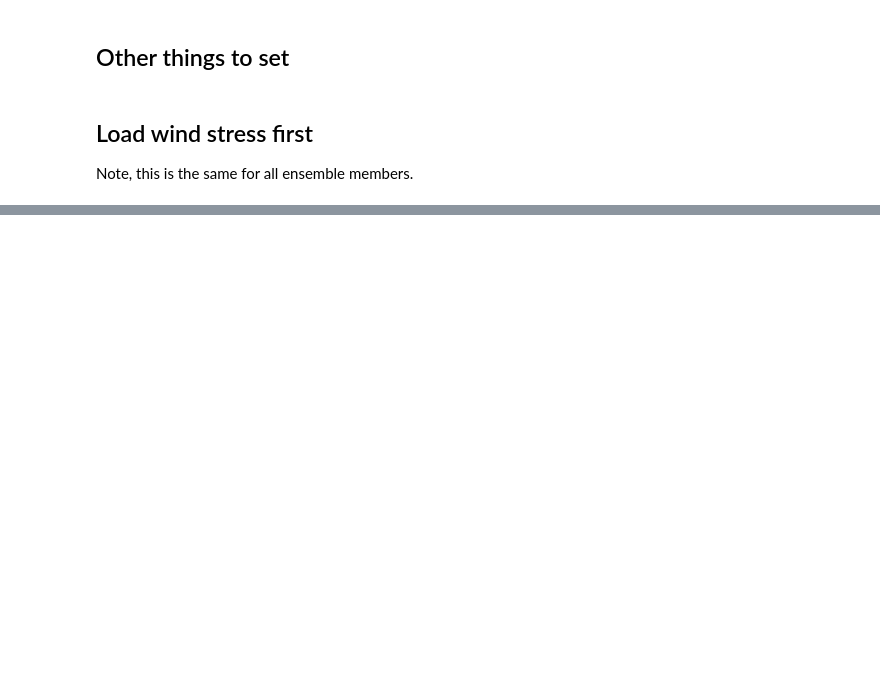
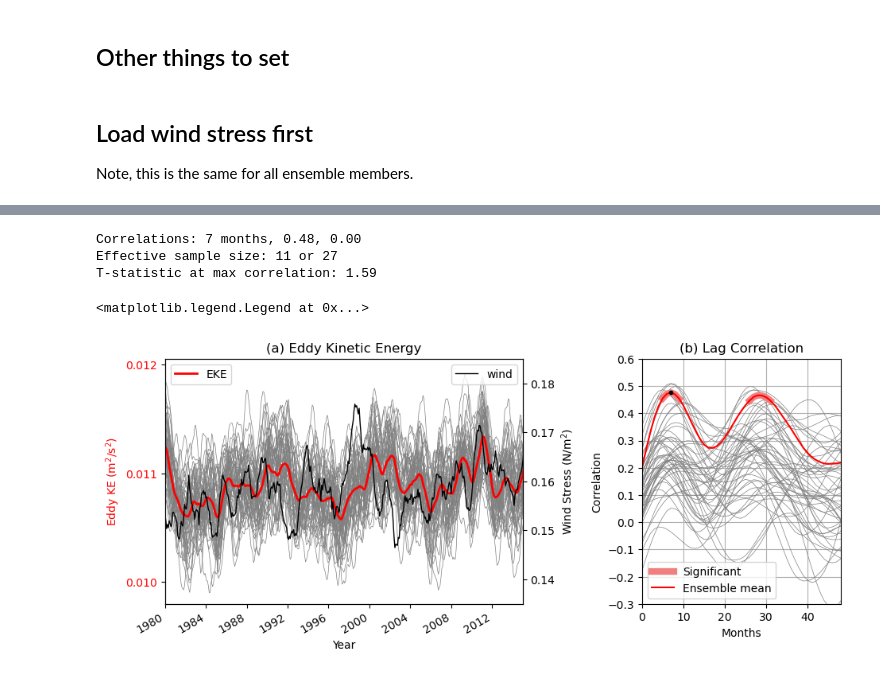
Before and after one commit to AndyHoggANU/OCCIPUT-analysis, a Jupyter notebook: notebooks/Figure2.ipynb, the cells around one changed output, grey strips where cells are left out. Cells and saved outputs as stored; diff of their text form; code cells hidden in the pictures; blank space fills up the shorter version.

```diff
--- a/notebooks/Figure2.ipynb
+++ b/notebooks/Figure2.ipynb
@@ -192,0 +198,80 @@ plt.savefig('../paper/figures/Figure2.png',dpi=200)
+# %%
+plt.figure(figsize=(10, 4))
+
+## Axes to plot EKE timeseries
+ax_eke = plt.axes([0.1,0.13,0.45,0.77])
+## Axes to plot lagged correlation
+ax_corr = plt.axes([0.7,0.13,0.25,0.77])
+
+tau_rolling = tau.rolling(time=12,center=True).mean().isel(time=slice(6,-6))
+
+for result in eke_results:
+    eke_rolling = result['eke'].rolling(time=12,center=True).mean().isel(time=slice(6,-6))
+    eke_rolling.plot(ax=ax_eke,color=[0.5, 0.5, 0.5],linewidth=0.5)
+
+    coef, signif, Neff, Neff2 = pearsoncor(tau_rolling,eke_rolling)
+    ax_corr.plot(coef,color=[0.5, 0.5, 0.5],linewidth=0.5)
+
+# In this case I am filtering eke_sum -- rather than averaging and then filtering
+eke_sum_rolling = eke_sum.rolling(time=12,center=True).mean().isel(time=slice(6,-6))
+eke_sum_rolling.plot(ax=ax_eke,color=col,linewidth=2,label='EKE')
+ax_eke.set_xlabel('Year')
+ax_eke.set_ylabel('Eddy KE (m$^2$/s$^2$)',color=col)
+ax_eke.set_yticks([0.01, .011, .012])
+ax_eke.tick_params('y',labelcolor=col)
+ax_eke.set_xlim([start,end])
+ax_eke.set_title('(a) Eddy Kinetic Energy')
+ax_eke.legend()
+
+
+## Axes to plot the wind
+ax_tau=ax_eke.twinx()
+
+tau_rolling.plot(ax=ax_tau,color='k',linewidth=1,label='wind')
+ax_tau.set_ylim([0.135,0.185])
+ax_tau.set_ylabel('Wind Stress (N/m$^2$)')
+ax_tau.set_xlim([start,end])
+
+ax_tau.legend()
+
+coef_sum, signif_sum, Neff_sum, Neff_sum2 = pearsoncor(tau_rolling,eke_sum_rolling)
+lag = coef_sum.argmax()
+print('Correlations: %d months, %0.2f, %0.2f'%(lag, coef_sum[lag], signif[lag]))
+print('Effective sample size: %d or %d'%(Neff[lag], Neff2))
+T = coef_sum[lag]*Neff_sum[lag]**(0.5)*(1-coef_sum[lag]**2)**(-0.5)
+print('T-statistic at max correlation: %0.2f '% T)
+Tstat = coef_sum*Neff_sum2**(0.5)*(1-coef_sum**2)**(-0.5)
+coef_sig = np.where(Tstat>1.96,coef_sum,np.NaN)
+ax_corr.plot(coef_sig,linewidth=6,color='lightcoral',label='Significant')
+ax_corr.plot(coef_sum,linewidth=1.5,color='r',label='Ensemble mean')
+ax_corr.plot(lag,coef_sum[lag],'k.')
+
+ax_corr.set_xlim([0,48])
+ax_corr.set_ylim([-0.3,0.6])
+#ax_corr.set_xticks([0, 12, 24, 36])
+ax_corr.set_title('(b) Lag Correlation')
+ax_corr.set_xlabel('Months')
+ax_corr.set_ylabel('Correlation')
+ax_corr.grid()
+
+# extra line!!
+#result = eke_results[3]
+#eke = result['eke']
+#eke.plot(ax=ax_eke,color='m',linewidth=0.5)
+#coef = result['coef']
+#ax_corr.plot(coef,color='m',linewidth=1,label='Member 4')
+
+# extra line!!
+#result = eke_results[4]
+#eke = result['eke']
+#eke.plot(ax=ax_eke,color='orange',linewidth=1)
+#coef = result['coef']
+#ax_corr.plot(coef,color='orange',linewidth=1,label='Member 5')
+
+ax_corr.legend()
+# %% [output]
+Correlations: 7 months, 0.48, 0.00
+Effective sample size: 11 or 27
+T-statistic at max correlation: 1.59
+<matplotlib.legend.Legend at 0x...>
+[figure, added]
```
Also changed, not shown: parts of 20 cells of this notebook, 2 other files.
